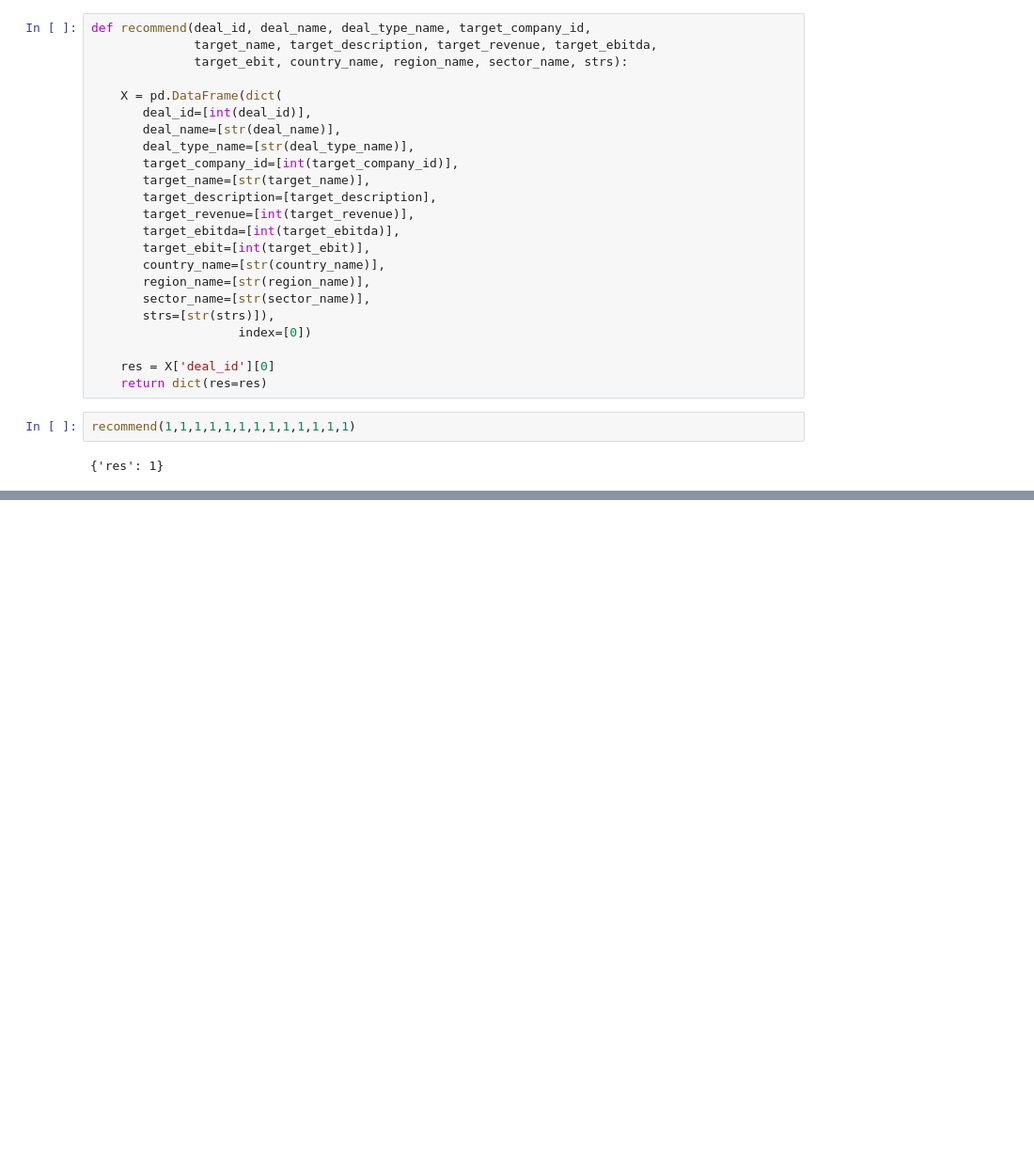
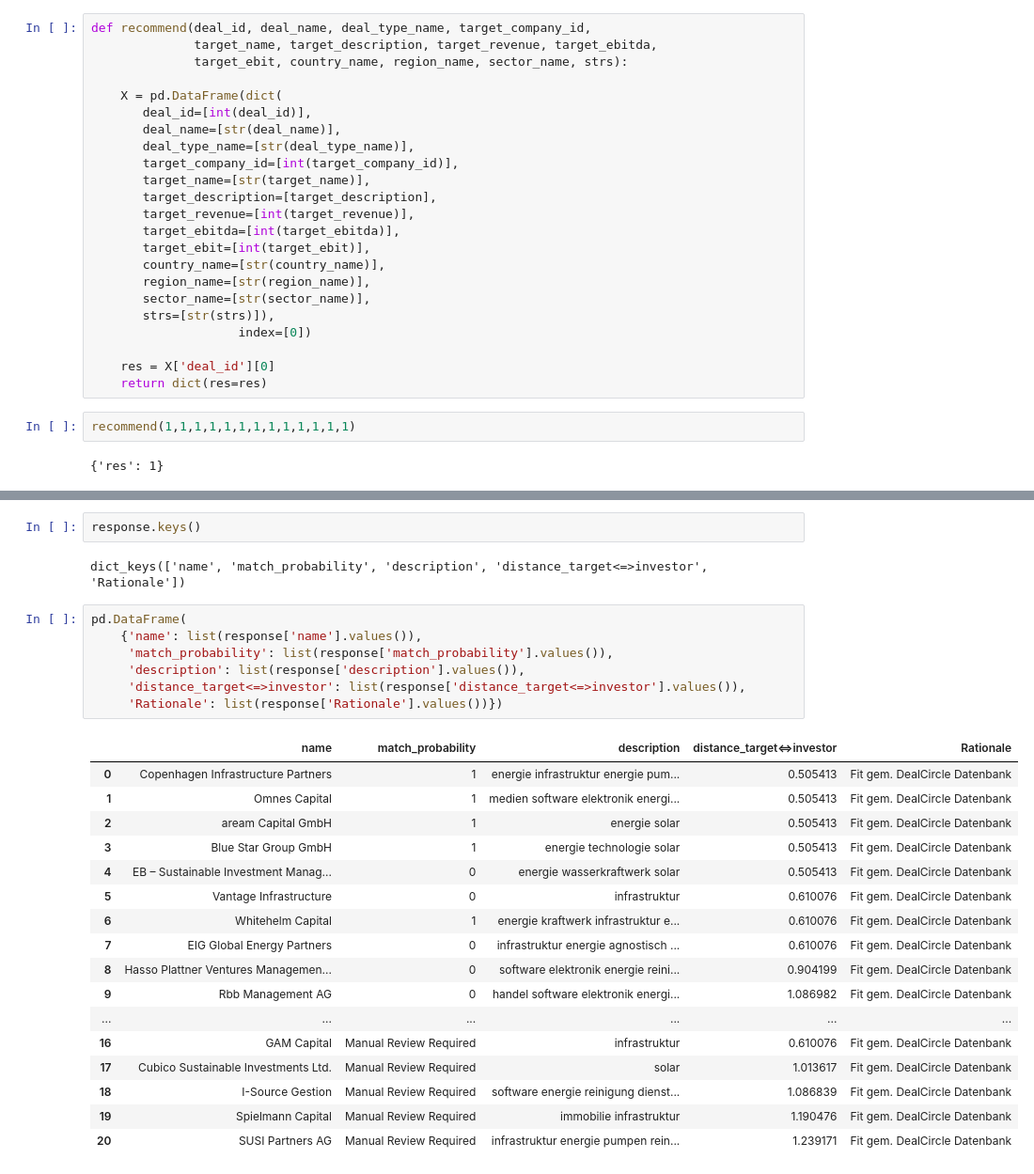
Before and after one commit to michabrz/DealMatch, a Jupyter notebook: notebooks/API_build.ipynb, the cells around one changed output, grey strips where cells are left out. Shown: that part at 94% size. Saved outputs shown, nothing was run; the diff lists cells and outputs as text; blank space fills up the shorter version.

```diff
--- a/notebooks/API_build.ipynb
+++ b/notebooks/API_build.ipynb
@@ -88,0 +207,29 @@ recommend(1,1,1,1,1,1,1,1,1,1,1,1,1)
+# %%
+response.keys()
+# %% [output]
+dict_keys(['name', 'match_probability', 'description', 'distance_target<=>investor', 'Rationale'])
+# %%
+pd.DataFrame(
+    {'name': list(response['name'].values()),
+     'match_probability': list(response['match_probability'].values()),
+     'description': list(response['description'].values()),
+     'distance_target<=>investor': list(response['distance_target<=>investor'].values()),
+     'Rationale': list(response['Rationale'].values())})
+# %% [output]
+|  | name | match_probability | description | distance_target<=>investor | Rationale |
+| 0 | Copenhagen Infrastructure Partners | 1 | energie infrastruktur energie pum... | 0.505413 | Fit gem. DealCircle Datenbank |
+| 1 | Omnes Capital | 1 | medien software elektronik energi... | 0.505413 | Fit gem. DealCircle Datenbank |
+| 2 | aream Capital GmbH | 1 | energie solar | 0.505413 | Fit gem. DealCircle Datenbank |
+| 3 | Blue Star Group GmbH | 1 | energie technologie solar | 0.505413 | Fit gem. DealCircle Datenbank |
+| 4 | EB – Sustainable Investment Manag... | 0 | energie wasserkraftwerk solar | 0.505413 | Fit gem. DealCircle Datenbank |
+| 5 | Vantage Infrastructure | 0 | infrastruktur | 0.610076 | Fit gem. DealCircle Datenbank |
+| 6 | Whitehelm Capital | 1 | energie kraftwerk infrastruktur e... | 0.610076 | Fit gem. DealCircle Datenbank |
+| 7 | EIG Global Energy Partners | 0 | infrastruktur energie agnostisch ... | 0.610076 | Fit gem. DealCircle Datenbank |
+| 8 | Hasso Plattner Ventures Managemen... | 0 | software elektronik energie reini... | 0.904199 | Fit gem. DealCircle Datenbank |
+| 9 | Rbb Management AG | 0 | handel software elektronik energi... | 1.086982 | Fit gem. DealCircle Datenbank |
+| ... | ... | ... | ... | ... | ... |
+| 16 | GAM Capital | Manual Review Required | infrastruktur | 0.610076 | Fit gem. DealCircle Datenbank |
+| 17 | Cubico Sustainable Investments Ltd. | Manual Review Required | solar | 1.013617 | Fit gem. DealCircle Datenbank |
+| 18 | I-Source Gestion | Manual Review Required | software energie reinigung dienst... | 1.086839 | Fit gem. DealCircle Datenbank |
+| 19 | Spielmann Capital | Manual Review Required | immobilie infrastruktur | 1.190476 | Fit gem. DealCircle Datenbank |
+| 20 | SUSI Partners AG | Manual Review Required | infrastruktur energie pumpen rein... | 1.239171 | Fit gem. DealCircle Datenbank |
```
Also changed, not shown: parts of 12 cells of this notebook, 2 other files.
